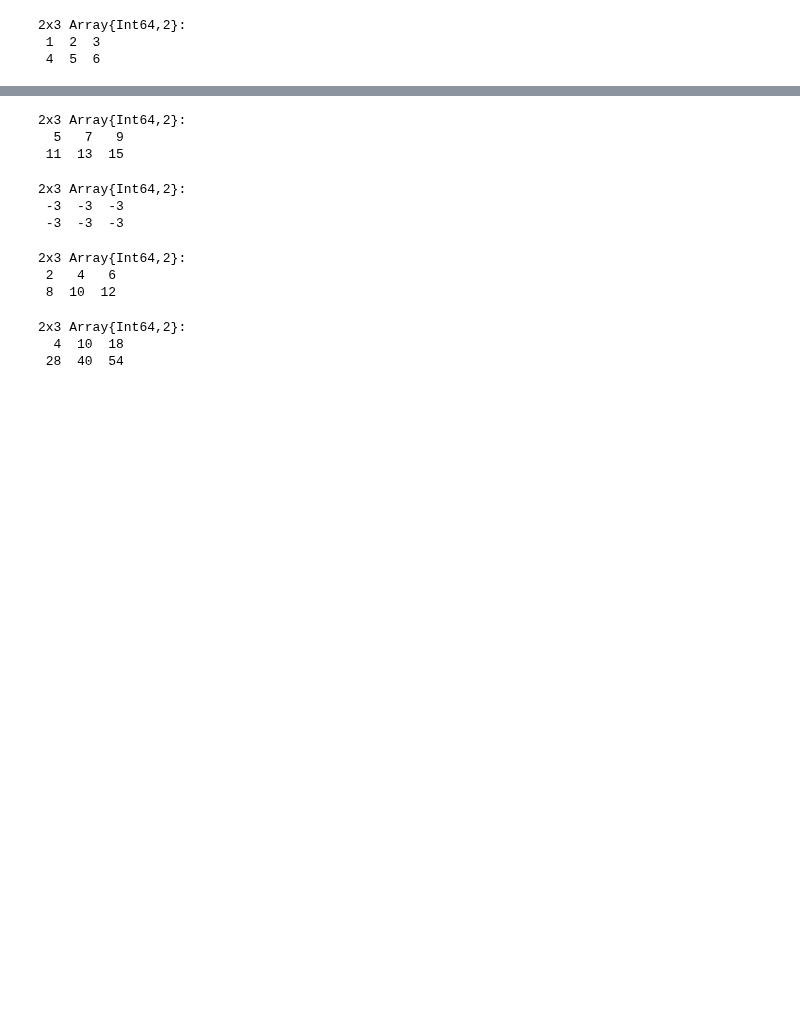
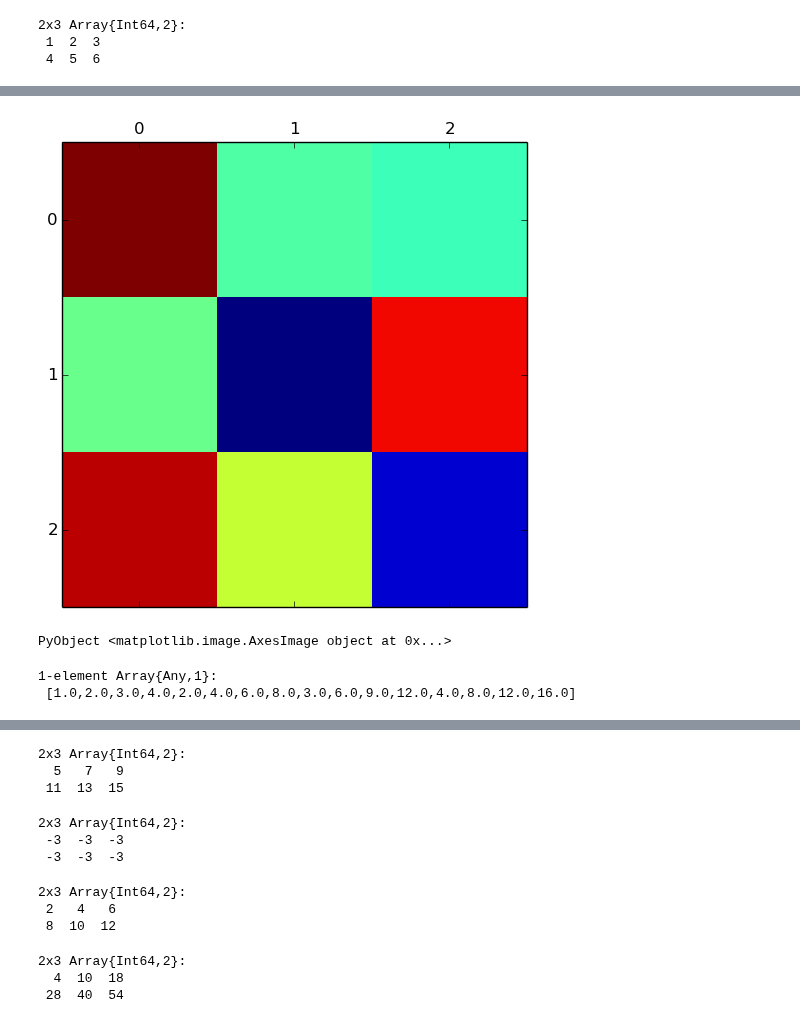
Before and after one commit to JuliaLangPt/tutorial_PT_BR, a Jupyter notebook: 6-ALGEBRA-LINEAR.ipynb, the cells around one changed output, grey strips where cells are left out. Drawn from its saved outputs; the diff is of its cells as text; code cells hidden in the pictures; blank space fills up the shorter version.

```diff
--- a/6-ALGEBRA-LINEAR.ipynb
+++ b/6-ALGEBRA-LINEAR.ipynb
@@ -287,0 +373,12 @@ Mra, Mrb
+# %%
+using PyPlot
+
+PyPlot.matshow(Mx)
+# %% [output]
+[figure, added]
+PyObject <matplotlib.image.AxesImage object at 0x...>
+# %%
+vec_of_mats = Any[Float64[i*j for i in 1:4, j in 1:4]]
+# %% [output]
+1-element Array{Any,1}:
+ [1.0,2.0,3.0,4.0,2.0,4.0,6.0,8.0,3.0,6.0,9.0,12.0,4.0,8.0,12.0,16.0]
```
Also changed, not shown: parts of 41 cells of this notebook, 1 other file.
